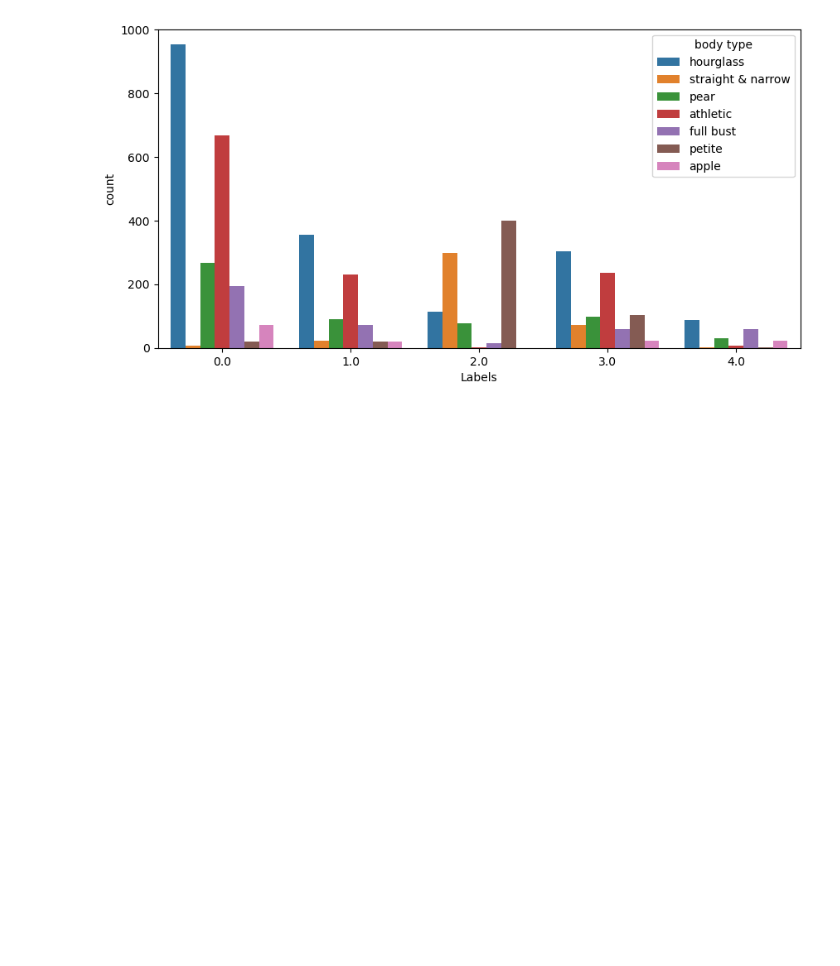
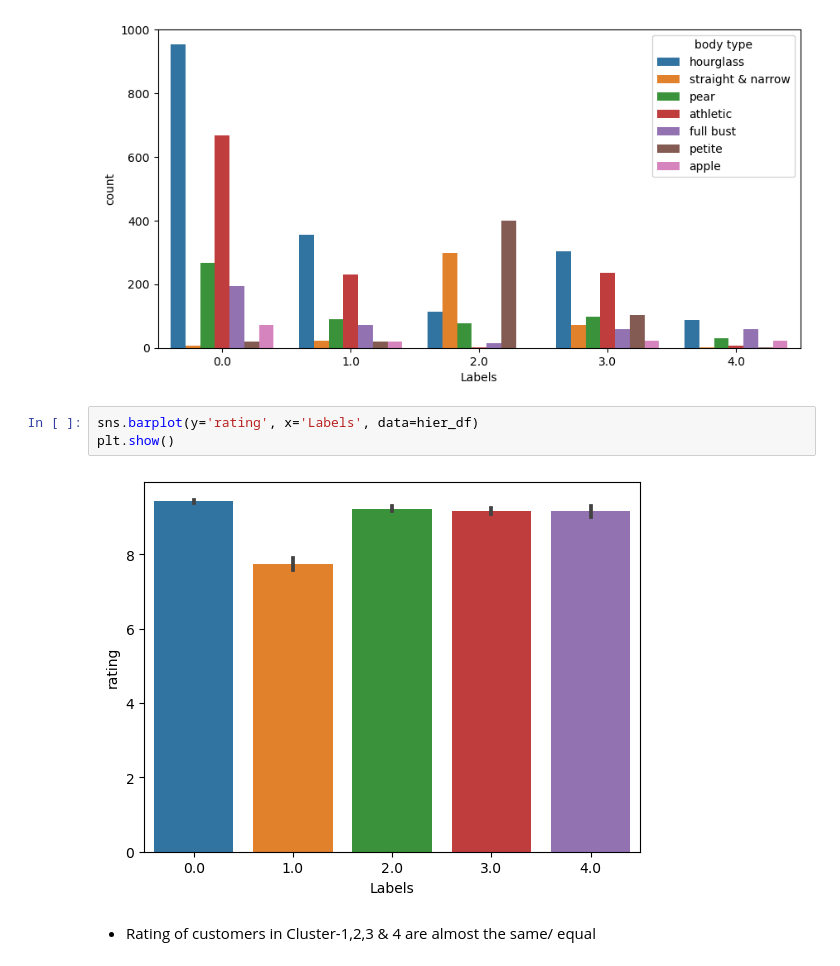
Before and after one commit to AritraKumarDas/G2B4_Project2_PythonForDS, a Jupyter notebook: Python_GroupProject2-G2B4.ipynb, the cells around one changed output. Saved outputs shown, nothing was run; the diff lists cells and outputs as text; blank space fills up the shorter version.

```diff
--- a/Python_GroupProject2-G2B4.ipynb
+++ b/Python_GroupProject2-G2B4.ipynb
@@ -626,3 +694,11 @@ sns.countplot(x='Labels', hue='body type', data=hier_df )
 # %% [output]
 <Axes: xlabel='Labels', ylabel='count'>
 [figure]
+# %%
+sns.barplot(y='rating', x='Labels', data=hier_df)
+plt.show()
+# %% [output]
+[figure, added]
+# %% [markdown]
+
+- Rating of customers in Cluster-1,2,3 & 4 are almost the same/ equal
```
Also changed, not shown: parts of 28 cells of this notebook.
